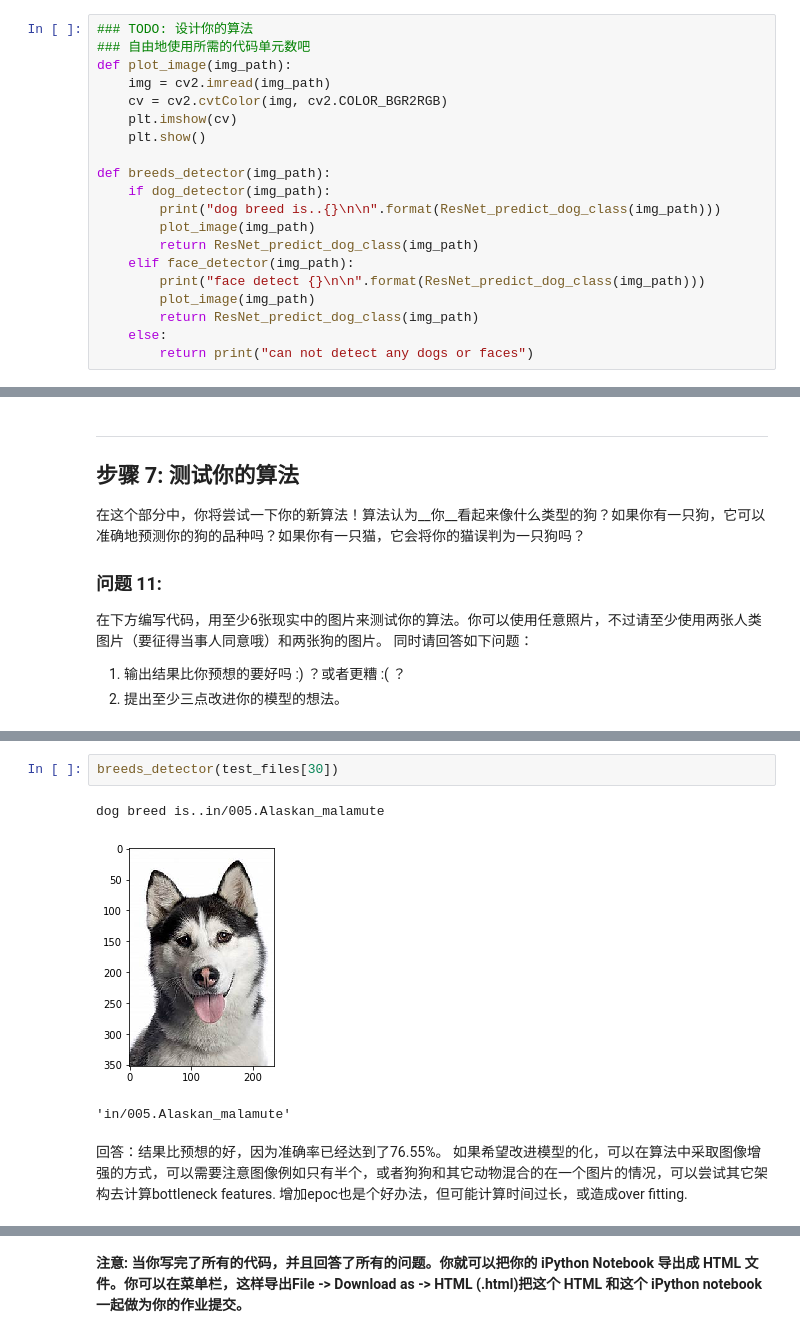
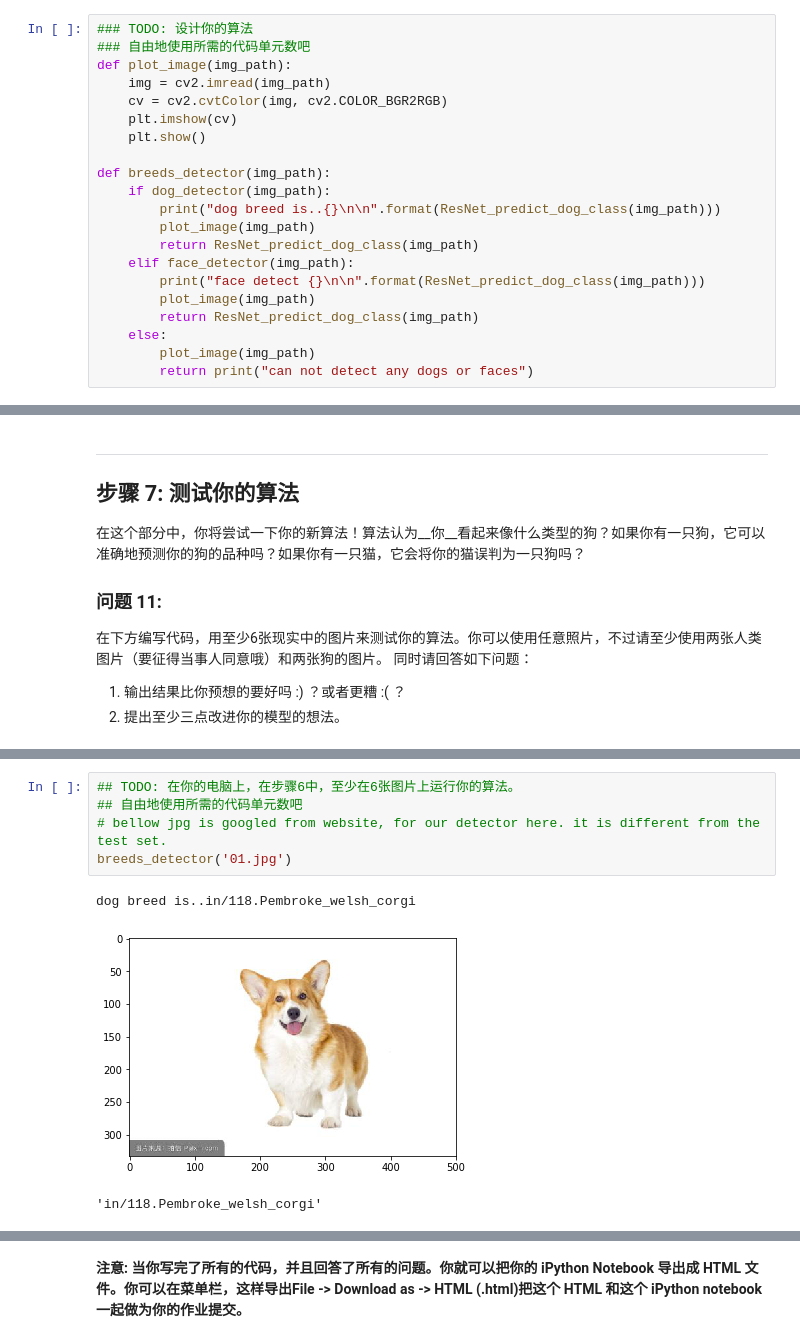
Before and after one commit to TomTorange/dog_app, a Jupyter notebook: dog_app_zh.ipynb, the cells around one changed output, grey strips where cells are left out. Saved outputs shown, nothing was run; the diff lists cells and outputs as text.

```diff
--- a/dog_app_zh.ipynb
+++ b/dog_app_zh.ipynb
@@ -832,6 +843,7 @@ def breeds_detector(img_path):
         plot_image(img_path)
         return ResNet_predict_dog_class(img_path)
     else:
+        plot_image(img_path)
         return print("can not detect any dogs or faces")
 # %%
 breeds_detector(train_files[1])
@@ -899,9 +873,9 @@ face detect in/127.Silky_terrier
-# %%
-breeds_detector(test_files[30])
-# %% [output]
-dog breed is..in/005.Alaskan_malamute
-[figure, removed]
-'in/005.Alaskan_malamute'
-# %% [markdown]
-回答：结果比预想的好，因为准确率已经达到了76.55%。
-如果希望改进模型的化，可以在算法中采取图像增强的方式，可以需要注意图像例如只有半个，或者狗狗和其它动物混合的在一个图片的情况，可以尝试其它架构去计算bottleneck features. 增加epoc也是个好办法，但可能计算时间过长，或造成over fitting.
+# %%
+## TODO: 在你的电脑上，在步骤6中，至少在6张图片上运行你的算法。
+## 自由地使用所需的代码单元数吧
+# bellow jpg is googled from website, for our detector here. it is different from the test set.
+breeds_detector('01.jpg')
+# %% [output]
+dog breed is..in/118.Pembroke_welsh_corgi
+[figure, added]
+'in/118.Pembroke_welsh_corgi'
```
Also changed, not shown: parts of 29 cells of this notebook.
